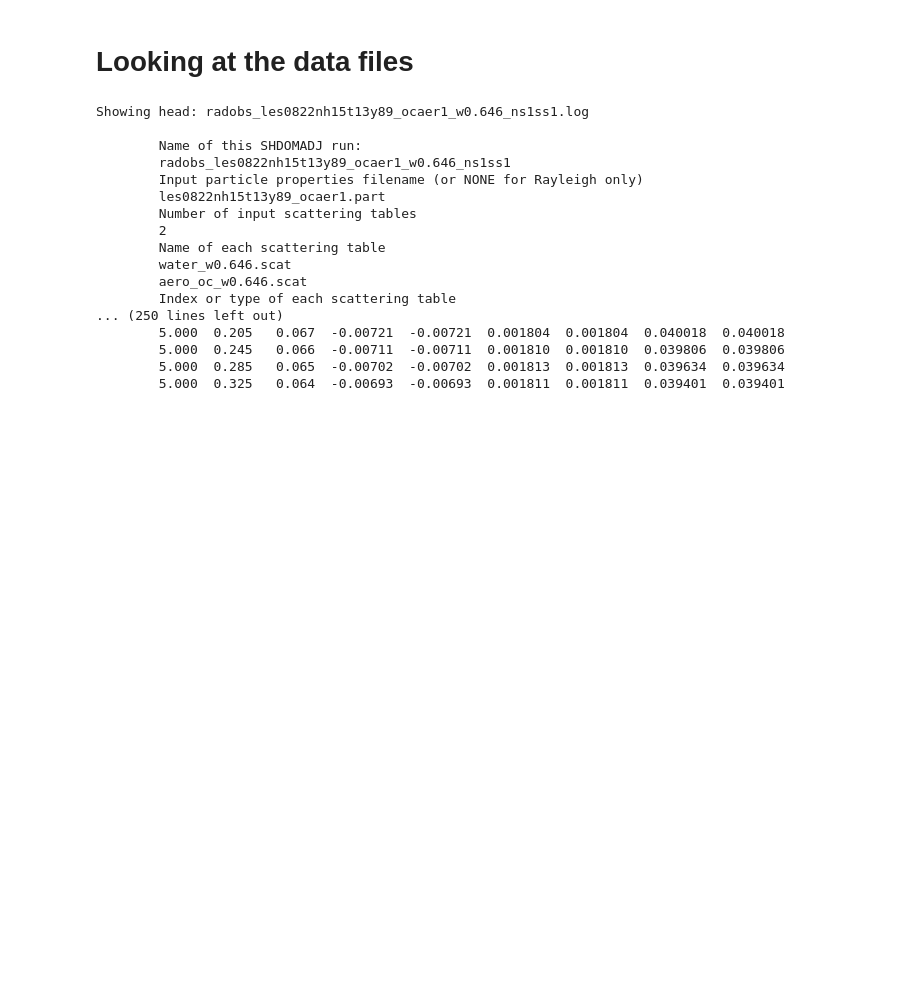
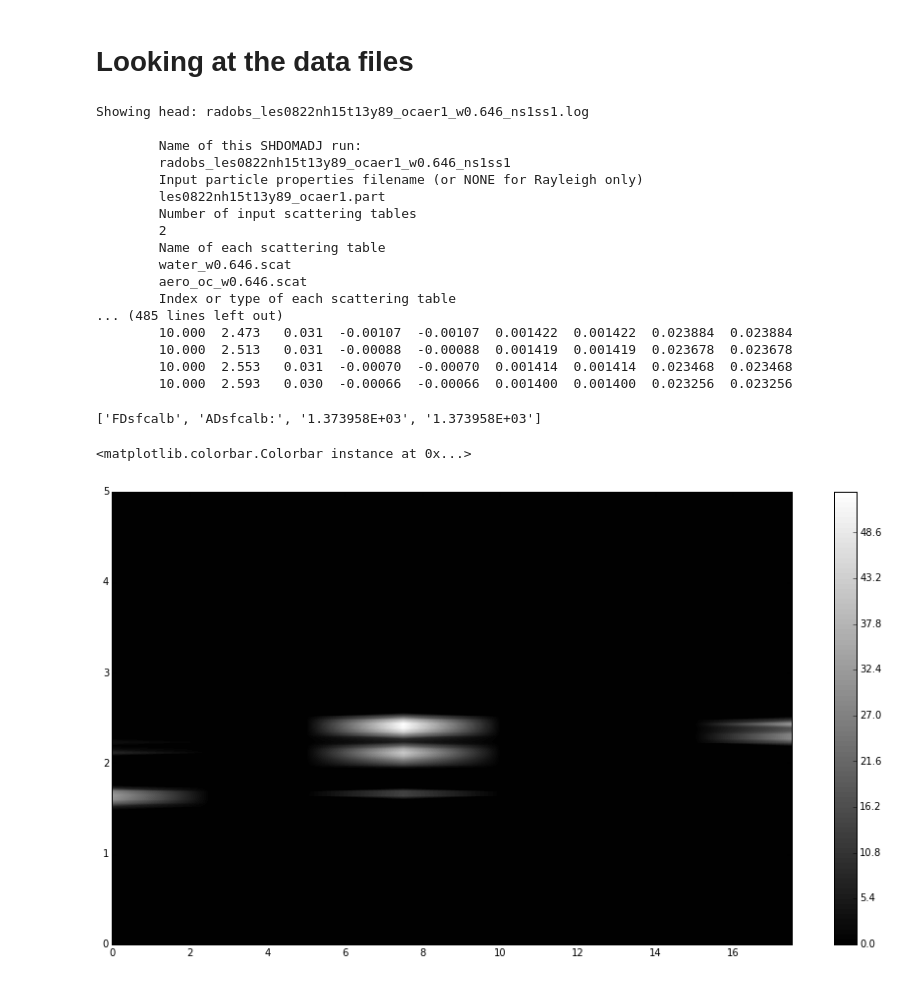
Before and after one commit to wgm2111/wgm-shdom-files-AGU2015, a Jupyter notebook: data-adjoint/exploring_adjoint.ipynb, the cells around one changed output. Saved outputs shown, nothing was run; the diff lists cells and outputs as text; code cells hidden in the pictures; blank space fills up the shorter version.

Commit message:
Made progress on visualizing the adjoint results. Still more to do.

```diff
--- a/data-adjoint/exploring_adjoint.ipynb
+++ b/data-adjoint/exploring_adjoint.ipynb
@@ -45,7 +87,7 @@ def print_head(fname, Nlines=265, indent="\t"):
 # %%
 # The log file
 flog = "radobs_les0822nh15t13y89_ocaer1_w0.646_ns1ss1.log"
-print_head(flog)
+print_head(flog, Nlines=500)
 # %% [output]
 Showing head: radobs_les0822nh15t13y89_ocaer1_w0.646_ns1ss1.log
 
@@ -59,11 +101,32 @@ Showing head: radobs_les0822nh15t13y89_ocaer1_w0.646_ns1ss1.log
         water_w0.646.scat
         aero_oc_w0.646.scat
         Index or type of each scattering table
-... (250 lines left out)
-        5.000  0.205   0.067  -0.00721  -0.00721  0.001804  0.001804  0.040018  0.040018
-        5.000  0.245   0.066  -0.00711  -0.00711  0.001810  0.001810  0.039806  0.039806
-        5.000  0.285   0.065  -0.00702  -0.00702  0.001813  0.001813  0.039634  0.039634
-        5.000  0.325   0.064  -0.00693  -0.00693  0.001811  0.001811  0.039401  0.039401
+... (485 lines left out)
+        10.000  2.473   0.031  -0.00107  -0.00107  0.001422  0.001422  0.023884  0.023884
+        10.000  2.513   0.031  -0.00088  -0.00088  0.001419  0.001419  0.023678  0.023678
+        10.000  2.553   0.031  -0.00070  -0.00070  0.001414  0.001414  0.023468  0.023468
+        10.000  2.593   0.030  -0.00066  -0.00066  0.001400  0.001400  0.023256  0.023256
+# %%
+# Make a log-dictionary
+log_dict = read_log(flog)
+# %% [output]
+['FDsfcalb', 'ADsfcalb:', '1.373958E+03', '1.373958E+03']
+# %%
+nz = np.unique(log_dict["Z"]).size
+nx = np.unique(log_dict["X"]).size
+
+x = log_dict['X'].reshape(nx, nz)
+z = log_dict["Z"].reshape(nx, nz)
+ext = log_dict['Extinct'].reshape(nx, nz)
+# %%
+f0 = plt.figure(0, (15,8), facecolor='white')
+ax0 = f0.add_axes([.1, .1, .8, .8])
+contour0 = ax0.contourf(x, z, ext, 100, cmap=cm.gray)
+ax0.set_ybound((0,5))
+f0.colorbar(contour0, ax=ax0)
+# %% [output]
+<matplotlib.colorbar.Colorbar instance at 0x...>
+[figure, added]
 # %%
 # The the adjoint results
 fadj = "radobs_les0822nh15t13y89_ocaer1_w0.646_ns1ss1.adj"
```
Also changed, not shown: parts of 15 cells of this notebook.
